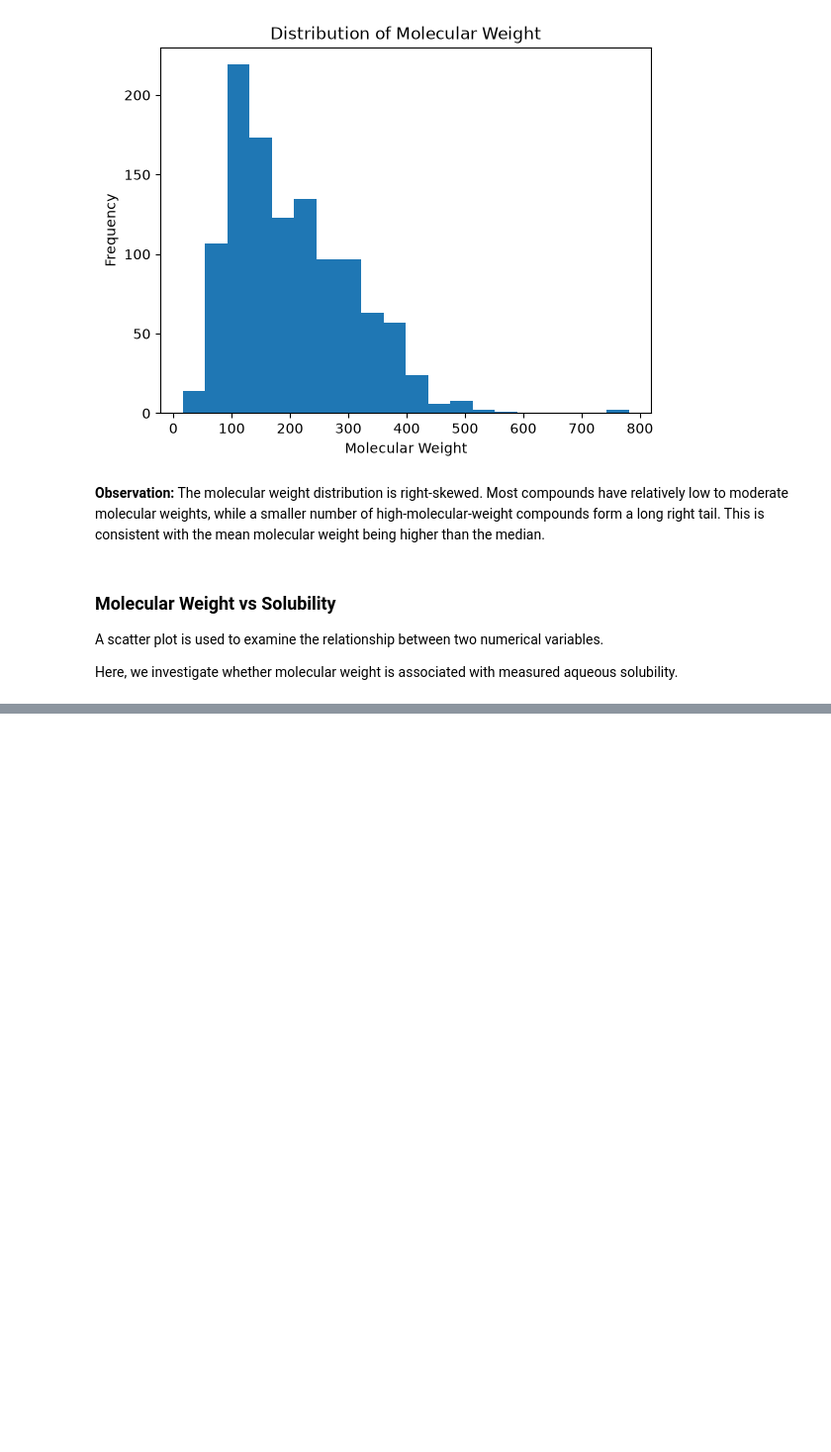
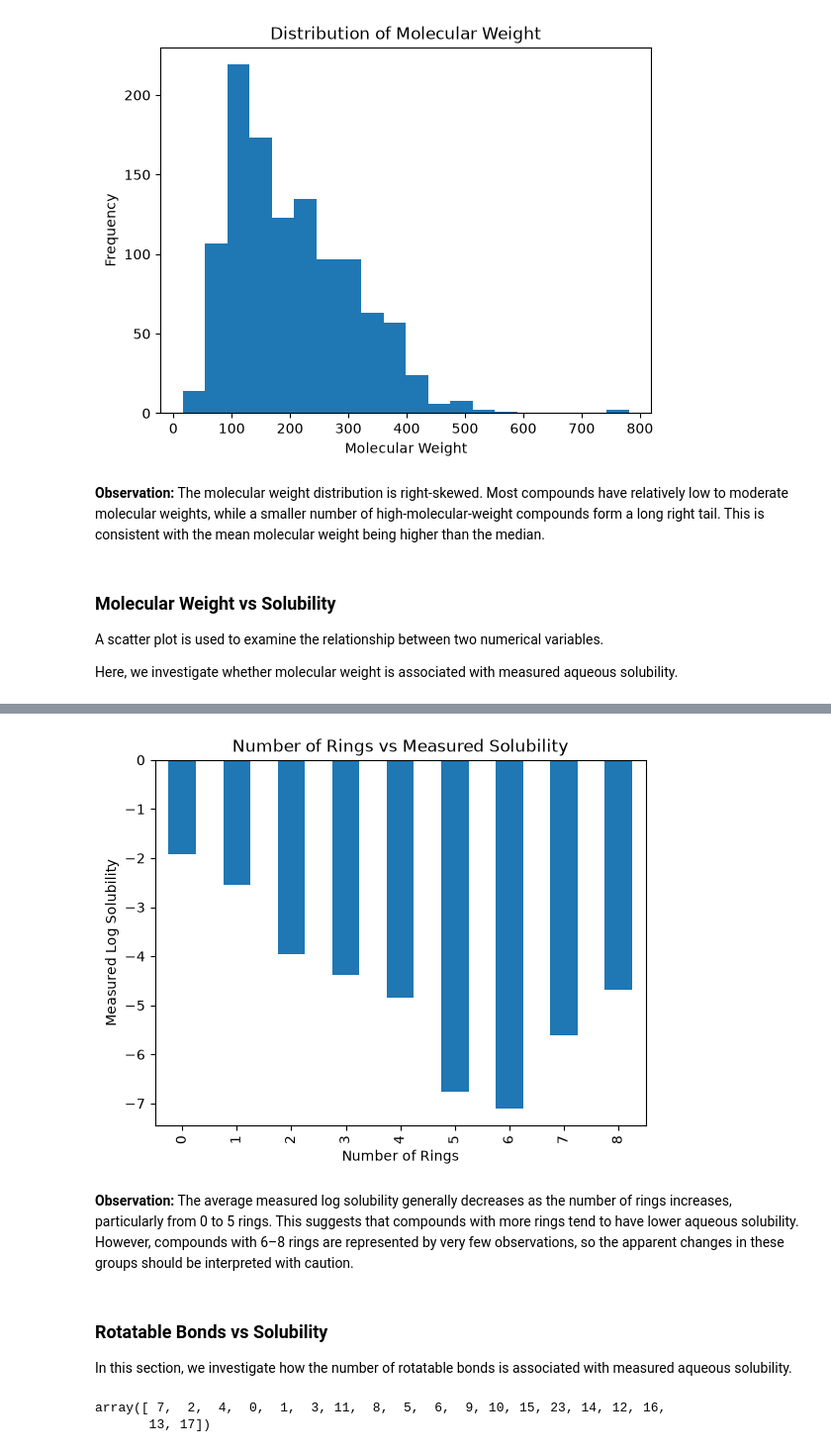
Before and after one commit to bernakayaoglu/Molecular-Solubility-Analysis, a Jupyter notebook: Molecular_Solubility_Analysis.ipynb, the cells around one changed output, grey strips where cells are left out. Shown at 99% size. Saved outputs shown, nothing was run; the diff lists cells and outputs as text; code cells hidden in the pictures; blank space fills up the shorter version.

```diff
--- a/Molecular_Solubility_Analysis.ipynb
+++ b/Molecular_Solubility_Analysis.ipynb
@@ -219,0 +315,6 @@ Here, we investigate whether molecular weight is associated with measured aqueou
+# %%
+ring_solubility = df.groupby("Number of Rings")[
+    "measured log solubility in mols per litre"
+].mean()
+
+ring_solubility
@@ -219,0 +347,21 @@ Here, we investigate whether molecular weight is associated with measured aqueou
+# %%
+ring_solubility.plot(kind="bar")
+
+plt.xlabel("Number of Rings")
+plt.ylabel("Measured Log Solubility")
+plt.title("Number of Rings vs Measured Solubility")
+
+plt.show()
+# %% [output]
+[figure, added]
+# %% [markdown]
+**Observation:** The average measured log solubility generally decreases as the number of rings increases, particularly from 0 to 5 rings. This suggests that compounds with more rings tend to have lower aqueous solubility. However, compounds with 6–8 rings are represented by very few observations, so the apparent changes in these groups should be interpreted with caution.
+# %% [markdown]
+### Rotatable Bonds vs Solubility
+
+In this section, we investigate how the number of rotatable bonds is associated with measured aqueous solubility.
+# %%
+df["Number of Rotatable Bonds"].unique()
+# %% [output]
+array([ 7,  2,  4,  0,  1,  3, 11,  8,  5,  6,  9, 10, 15, 23, 14, 12, 16,
+       13, 17])
```
Also changed, not shown: parts of 21 cells of this notebook.
